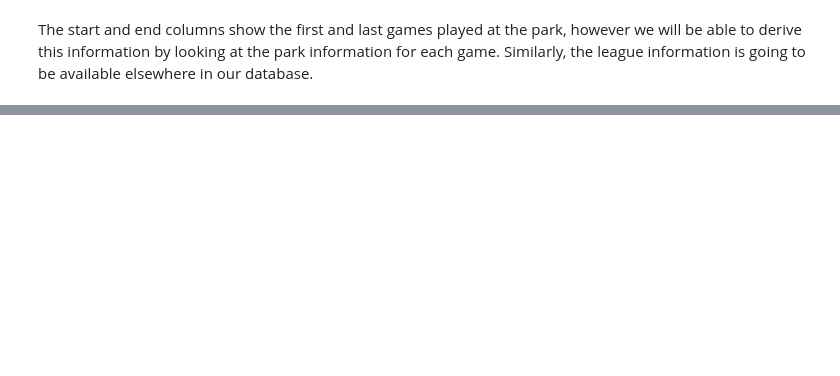
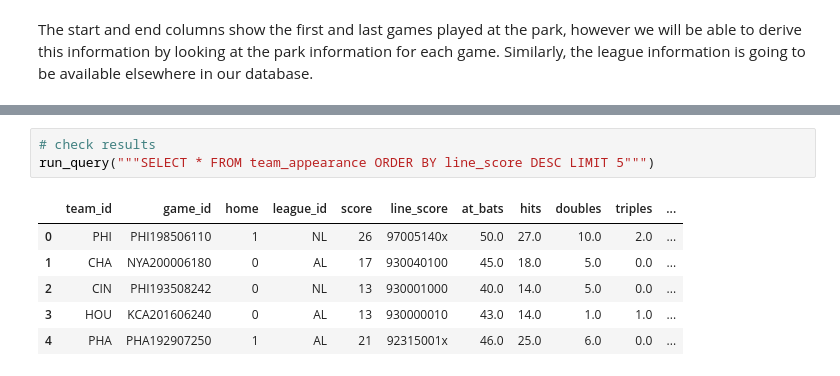
Before and after one commit to KamranMK/dataquest-projects, a Jupyter notebook: designing-creating-database/notebook.ipynb, the cells around one changed output, grey strips where cells are left out. Drawn from its saved outputs; the diff is of its cells as text; blank space fills up the shorter version.

```diff
--- a/designing-creating-database/notebook.ipynb
+++ b/designing-creating-database/notebook.ipynb
@@ -207,0 +807,10 @@ In this section, we plan to prepare a database schema for our new database. We w
+# %%
+# check results
+run_query("""SELECT * FROM team_appearance ORDER BY line_score DESC LIMIT 5""")
+# %% [output]
+|  | team_id | game_id | home | league_id | score | line_score | at_bats | hits | doubles | triples | ... |
+| 0 | PHI | PHI198506110 | 1 | NL | 26 | 97005140x | 50.0 | 27.0 | 10.0 | 2.0 | ... |
+| 1 | CHA | NYA200006180 | 0 | AL | 17 | 930040100 | 45.0 | 18.0 | 5.0 | 0.0 | ... |
+| 2 | CIN | PHI193508242 | 0 | NL | 13 | 930001000 | 40.0 | 14.0 | 5.0 | 0.0 | ... |
+| 3 | HOU | KCA201606240 | 0 | AL | 13 | 930000010 | 43.0 | 14.0 | 1.0 | 1.0 | ... |
+| 4 | PHA | PHA192907250 | 1 | AL | 21 | 92315001x | 46.0 | 25.0 | 6.0 | 0.0 | ... |
```
Also changed, not shown: parts of 52 cells of this notebook, 4 other files.
